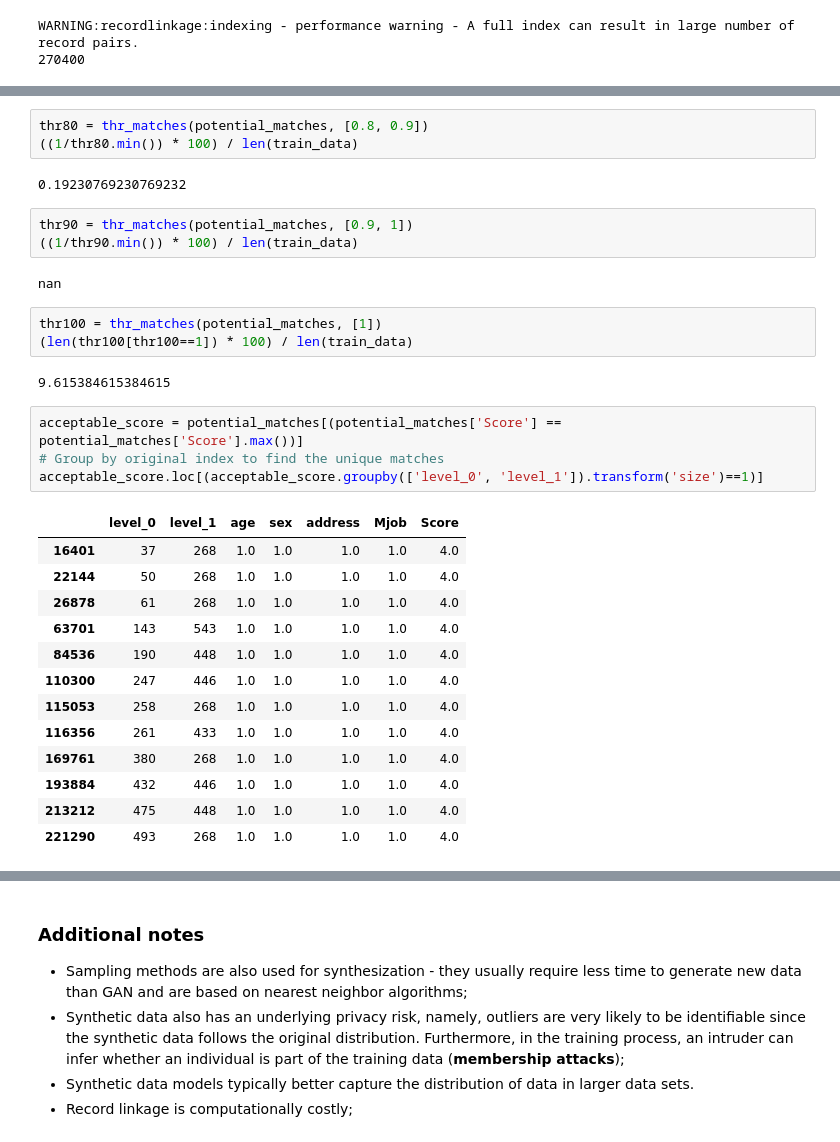
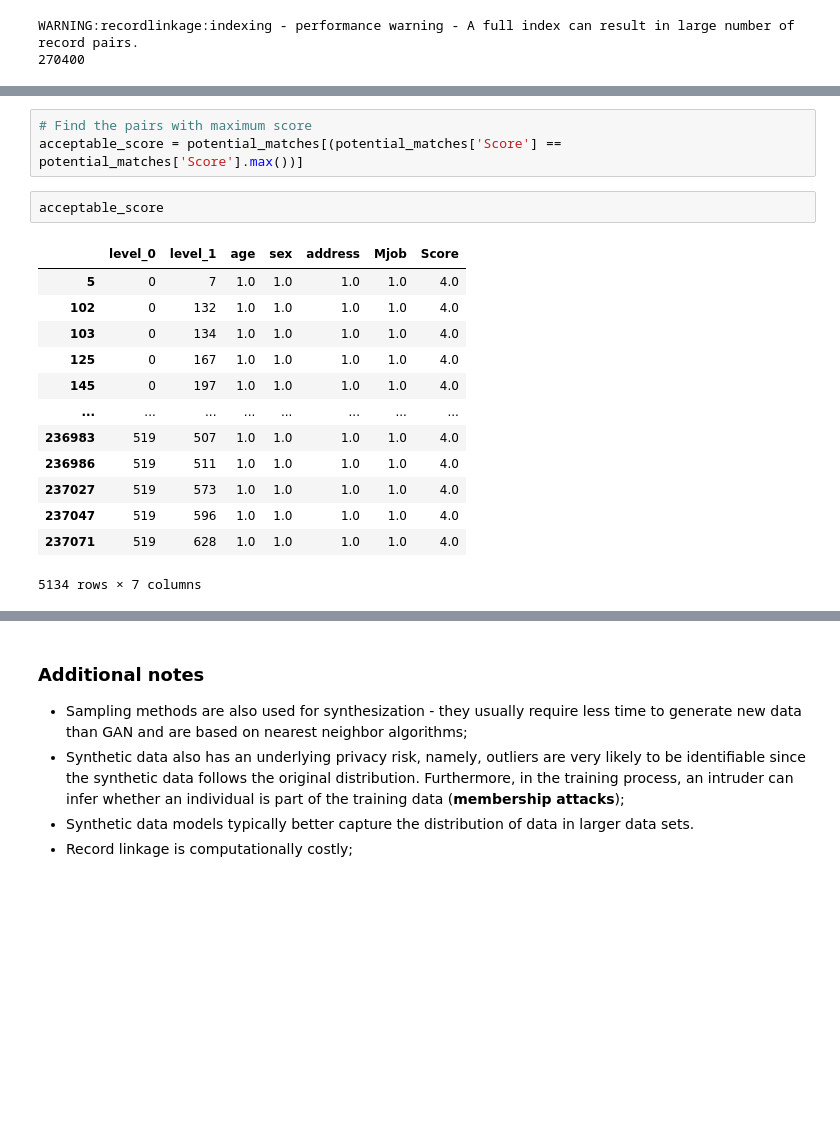
Before and after one commit to tmcarvalho/hands-on-data-deidentification, a Jupyter notebook: S6-Current directions.ipynb, the cells around one changed output, grey strips where cells are left out. Saved outputs shown, nothing was run; the diff lists cells and outputs as text; blank space fills up the shorter version.

```diff
--- a/S6-Current directions.ipynb
+++ b/S6-Current directions.ipynb
@@ -282,33 +238,19 @@ thr70 = thr_matches(potential_matches, [0.7, 0.8])
-# %%
-thr80 = thr_matches(potential_matches, [0.8, 0.9])
-((1/thr80.min()) * 100) / len(train_data)
-# %% [output]
-0.19230769230769232
-# %%
-thr90 = thr_matches(potential_matches, [0.9, 1])
-((1/thr90.min()) * 100) / len(train_data)
-# %% [output]
-nan
-# %%
-thr100 = thr_matches(potential_matches, [1])
-(len(thr100[thr100==1]) * 100) / len(train_data)
-# %% [output]
-9.615384615384615
-# %%
-acceptable_score = potential_matches[(potential_matches['Score'] == potential_matches['Score'].max())]
-# Group by original index to find the unique matches
-acceptable_score.loc[(acceptable_score.groupby(['level_0', 'level_1']).transform('size')==1)]
-# %% [output]
-|  | level_0 | level_1 | age | sex | address | Mjob | Score |
-| 16401 | 37 | 268 | 1.0 | 1.0 | 1.0 | 1.0 | 4.0 |
-| 22144 | 50 | 268 | 1.0 | 1.0 | 1.0 | 1.0 | 4.0 |
-| 26878 | 61 | 268 | 1.0 | 1.0 | 1.0 | 1.0 | 4.0 |
-| 63701 | 143 | 543 | 1.0 | 1.0 | 1.0 | 1.0 | 4.0 |
-| 84536 | 190 | 448 | 1.0 | 1.0 | 1.0 | 1.0 | 4.0 |
-| 110300 | 247 | 446 | 1.0 | 1.0 | 1.0 | 1.0 | 4.0 |
-| 115053 | 258 | 268 | 1.0 | 1.0 | 1.0 | 1.0 | 4.0 |
-| 116356 | 261 | 433 | 1.0 | 1.0 | 1.0 | 1.0 | 4.0 |
-| 169761 | 380 | 268 | 1.0 | 1.0 | 1.0 | 1.0 | 4.0 |
-| 193884 | 432 | 446 | 1.0 | 1.0 | 1.0 | 1.0 | 4.0 |
-| 213212 | 475 | 448 | 1.0 | 1.0 | 1.0 | 1.0 | 4.0 |
-| 221290 | 493 | 268 | 1.0 | 1.0 | 1.0 | 1.0 | 4.0 |
+# %%
+# Find the pairs with maximum score
+acceptable_score = potential_matches[(potential_matches['Score'] == potential_matches['Score'].max())]
+# %%
+acceptable_score
+# %% [output]
+|  | level_0 | level_1 | age | sex | address | Mjob | Score |
+| 5 | 0 | 7 | 1.0 | 1.0 | 1.0 | 1.0 | 4.0 |
+| 102 | 0 | 132 | 1.0 | 1.0 | 1.0 | 1.0 | 4.0 |
+| 103 | 0 | 134 | 1.0 | 1.0 | 1.0 | 1.0 | 4.0 |
+| 125 | 0 | 167 | 1.0 | 1.0 | 1.0 | 1.0 | 4.0 |
+| 145 | 0 | 197 | 1.0 | 1.0 | 1.0 | 1.0 | 4.0 |
+| ... | ... | ... | ... | ... | ... | ... | ... |
+| 236983 | 519 | 507 | 1.0 | 1.0 | 1.0 | 1.0 | 4.0 |
+| 236986 | 519 | 511 | 1.0 | 1.0 | 1.0 | 1.0 | 4.0 |
+| 237027 | 519 | 573 | 1.0 | 1.0 | 1.0 | 1.0 | 4.0 |
+| 237047 | 519 | 596 | 1.0 | 1.0 | 1.0 | 1.0 | 4.0 |
+| 237071 | 519 | 628 | 1.0 | 1.0 | 1.0 | 1.0 | 4.0 |
+5134 rows × 7 columns
```
Also changed, not shown: parts of 20 cells of this notebook, 1 other file.
